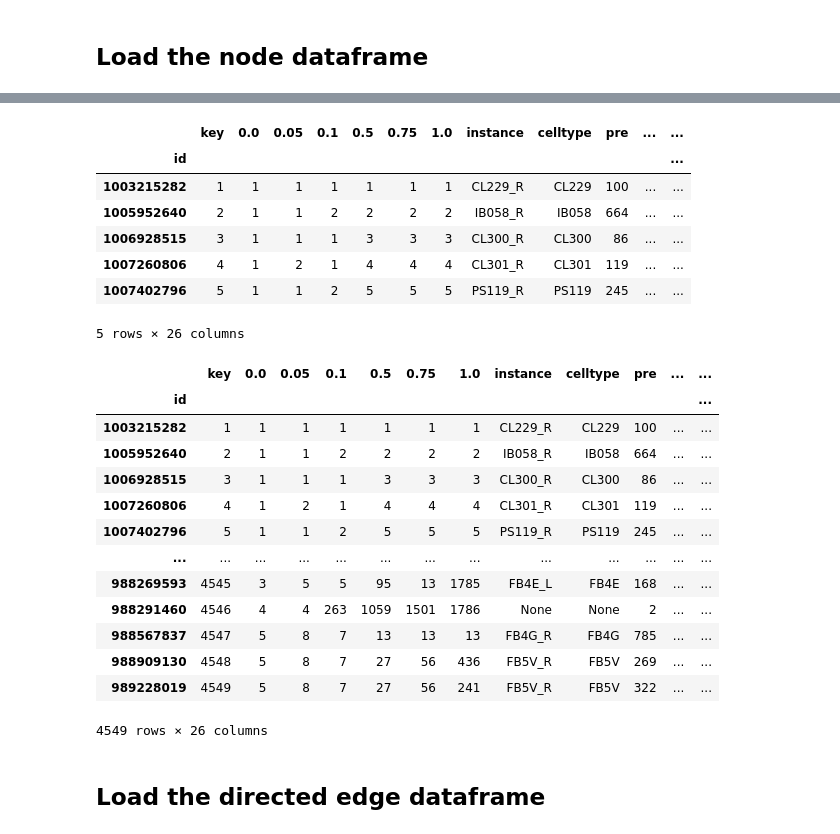
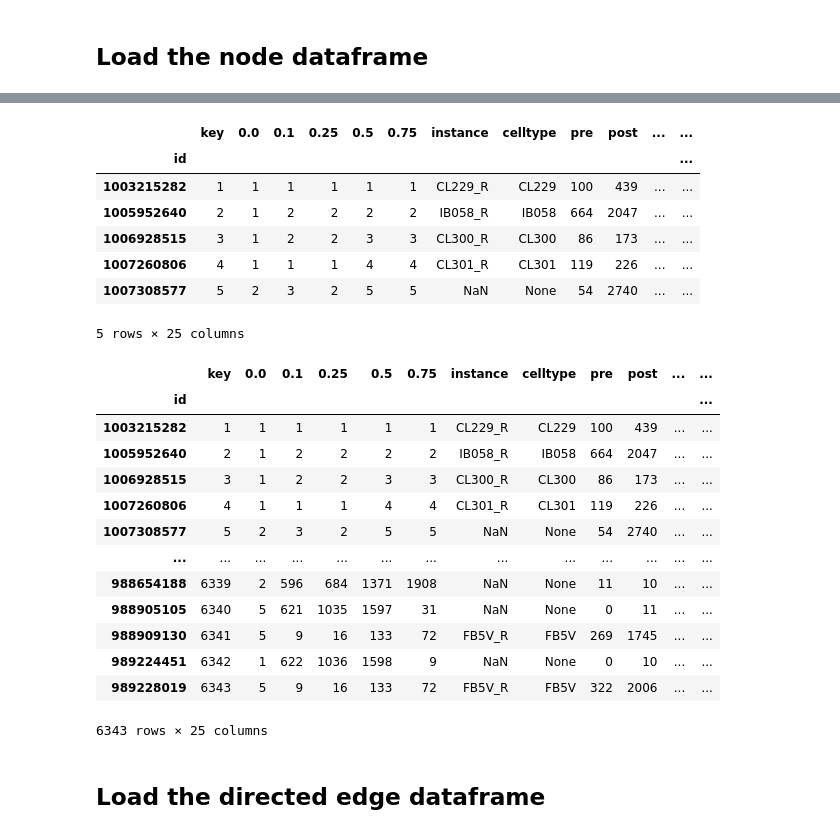
Before and after one commit to RhessaWL/flybrain-clustering, a Jupyter notebook: reduced-graphs.ipynb, the cells around one changed output, grey strips where cells are left out. Drawn from its saved outputs; the diff is of its cells as text; code cells hidden in the pictures.

```diff
--- a/reduced-graphs.ipynb
+++ b/reduced-graphs.ipynb
@@ -81,5 +81,5 @@ log_msg("Hemibrain data set being used:", hemibrain_version)
 # %%
-preproc_dir = "oviIN/preprocessed-" + hemibrain_version
+preproc_dir = "oviIN_combined/preprocessed-" + hemibrain_version
 preproc_nodes = "preprocessed_nodes.csv"
 preproc_centroids = "x"
 preproc_edges = "preprocessed_undirected_edges.csv"
@@ -105,7 +105,7 @@ for d in [figure_dir, analysis_dir, obj_dir, movie_dir]:
         log_msg("Creating directory", d)
         os.makedirs(d)
 
-reneel_params = list(sorted(['0.0','0.05','0.1'], key=float))
+reneel_params = list(sorted(['0.0','0.25','0.1', '0.5'], key=float))
 type_params = ['celltype','instance']
 list_of_params = reneel_params + type_params
 
@@ -138,6 +138,7 @@ else:
     log_msg("  (without centroids)")
     HB_node_df = pd.read_csv(os.path.join(preproc_dir, preproc_nodes), index_col=0)
 log_msg("Adding 'type group'")
+HB_node_df['celltype'].fillna('None', inplace=True)
 HB_node_df["type_group"] = HB_node_df["celltype"].apply(simplify_type)
 log_msg("Done!")
 HB_node_df.head()
@@ -149,30 +150,30 @@ HB_node_df.head()
-|  | key | 0.0 | 0.05 | 0.1 | 0.5 | 0.75 | 1.0 | instance | celltype | pre | ... | ... |
+|  | key | 0.0 | 0.1 | 0.25 | 0.5 | 0.75 | instance | celltype | pre | post | ... | ... |
 | id |  |  |  |  |  |  |  |  |  |  |  | ... |
-| 1003215282 | 1 | 1 | 1 | 1 | 1 | 1 | 1 | CL229_R | CL229 | 100 | ... | ... |
-| 1005952640 | 2 | 1 | 1 | 2 | 2 | 2 | 2 | IB058_R | IB058 | 664 | ... | ... |
-| 1006928515 | 3 | 1 | 1 | 1 | 3 | 3 | 3 | CL300_R | CL300 | 86 | ... | ... |
-| 1007260806 | 4 | 1 | 2 | 1 | 4 | 4 | 4 | CL301_R | CL301 | 119 | ... | ... |
-| 1007402796 | 5 | 1 | 1 | 2 | 5 | 5 | 5 | PS119_R | PS119 | 245 | ... | ... |
+| 1003215282 | 1 | 1 | 1 | 1 | 1 | 1 | CL229_R | CL229 | 100 | 439 | ... | ... |
+| 1005952640 | 2 | 1 | 2 | 2 | 2 | 2 | IB058_R | IB058 | 664 | 2047 | ... | ... |
+| 1006928515 | 3 | 1 | 2 | 2 | 3 | 3 | CL300_R | CL300 | 86 | 173 | ... | ... |
+| 1007260806 | 4 | 1 | 1 | 1 | 4 | 4 | CL301_R | CL301 | 119 | 226 | ... | ... |
+| 1007308577 | 5 | 2 | 3 | 2 | 5 | 5 | NaN | None | 54 | 2740 | ... | ... |
-5 rows × 26 columns
+5 rows × 25 columns
 # %%
 #HB_node_df = HB_node_df[reneel_params + HB_node_df.columns.to_list()[len(reneel_params):]]
 # %%
 HB_node_df
 # %% [output]
-|  | key | 0.0 | 0.05 | 0.1 | 0.5 | 0.75 | 1.0 | instance | celltype | pre | ... | ... |
+|  | key | 0.0 | 0.1 | 0.25 | 0.5 | 0.75 | instance | celltype | pre | post | ... | ... |
 | id |  |  |  |  |  |  |  |  |  |  |  | ... |
-| 1003215282 | 1 | 1 | 1 | 1 | 1 | 1 | 1 | CL229_R | CL229 | 100 | ... | ... |
-| 1005952640 | 2 | 1 | 1 | 2 | 2 | 2 | 2 | IB058_R | IB058 | 664 | ... | ... |
-| 1006928515 | 3 | 1 | 1 | 1 | 3 | 3 | 3 | CL300_R | CL300 | 86 | ... | ... |
-| 1007260806 | 4 | 1 | 2 | 1 | 4 | 4 | 4 | CL301_R | CL301 | 119 | ... | ... |
-| 1007402796 | 5 | 1 | 1 | 2 | 5 | 5 | 5 | PS119_R | PS119 | 245 | ... | ... |
+| 1003215282 | 1 | 1 | 1 | 1 | 1 | 1 | CL229_R | CL229 | 100 | 439 | ... | ... |
+| 1005952640 | 2 | 1 | 2 | 2 | 2 | 2 | IB058_R | IB058 | 664 | 2047 | ... | ... |
+| 1006928515 | 3 | 1 | 2 | 2 | 3 | 3 | CL300_R | CL300 | 86 | 173 | ... | ... |
+| 1007260806 | 4 | 1 | 1 | 1 | 4 | 4 | CL301_R | CL301 | 119 | 226 | ... | ... |
+| 1007308577 | 5 | 2 | 3 | 2 | 5 | 5 | NaN | None | 54 | 2740 | ... | ... |
 | ... | ... | ... | ... | ... | ... | ... | ... | ... | ... | ... | ... | ... |
-| 988269593 | 4545 | 3 | 5 | 5 | 95 | 13 | 1785 | FB4E_L | FB4E | 168 | ... | ... |
-| 988291460 | 4546 | 4 | 4 | 263 | 1059 | 1501 | 1786 | None | None | 2 | ... | ... |
-| 988567837 | 4547 | 5 | 8 | 7 | 13 | 13 | 13 | FB4G_R | FB4G | 785 | ... | ... |
-| 988909130 | 4548 | 5 | 8 | 7 | 27 | 56 | 436 | FB5V_R | FB5V | 269 | ... | ... |
-| 989228019 | 4549 | 5 | 8 | 7 | 27 | 56 | 241 | FB5V_R | FB5V | 322 | ... | ... |
+| 988654188 | 6339 | 2 | 596 | 684 | 1371 | 1908 | NaN | None | 11 | 10 | ... | ... |
+| 988905105 | 6340 | 5 | 621 | 1035 | 1597 | 31 | NaN | None | 0 | 11 | ... | ... |
+| 988909130 | 6341 | 5 | 9 | 16 | 133 | 72 | FB5V_R | FB5V | 269 | 1745 | ... | ... |
+| 989224451 | 6342 | 1 | 622 | 1036 | 1598 | 9 | NaN | None | 0 | 10 | ... | ... |
+| 989228019 | 6343 | 5 | 9 | 16 | 133 | 72 | FB5V_R | FB5V | 322 | 2006 | ... | ... |
-4549 rows × 26 columns
+6343 rows × 25 columns
 # %% [markdown]
 ## Load the directed edge dataframe
 # %%
```
Also changed, not shown: parts of 16 cells of this notebook, 7 other files.
